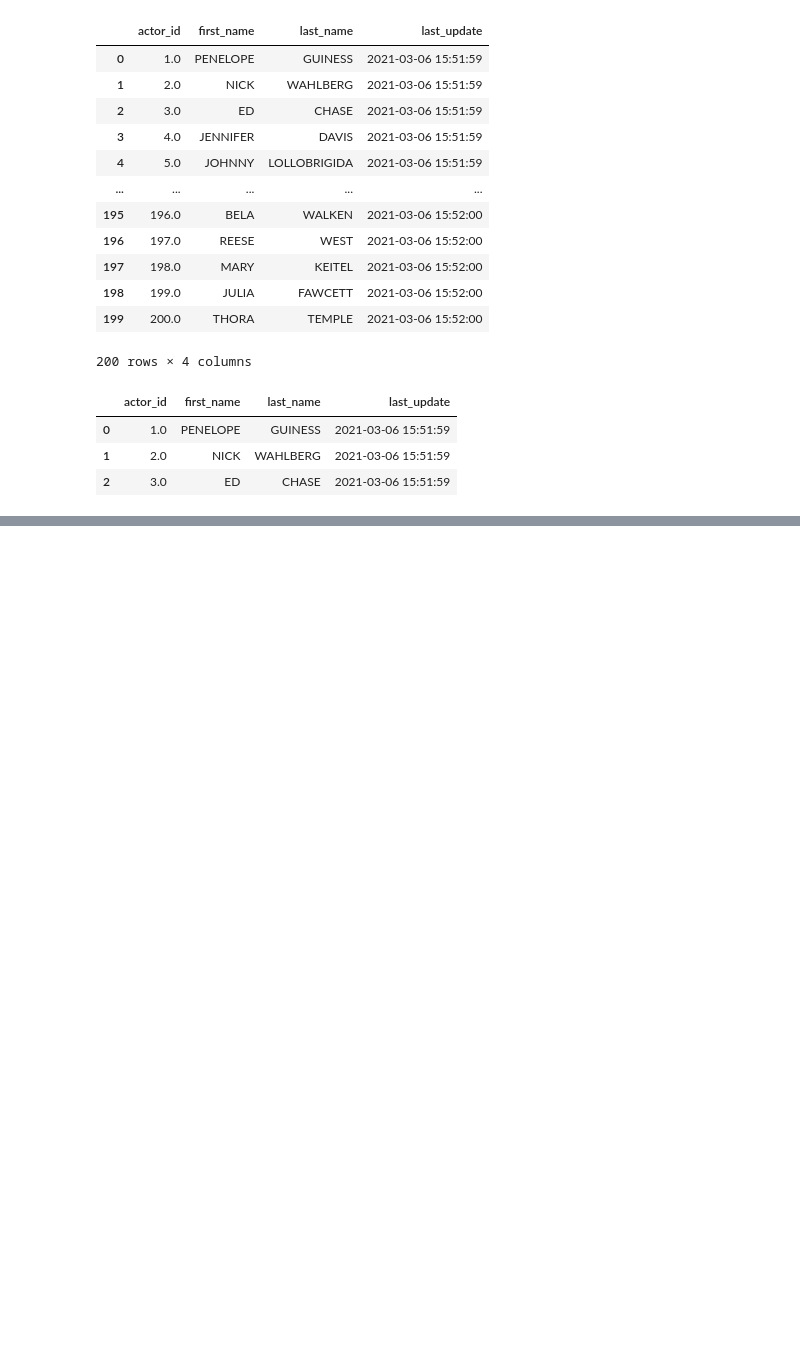
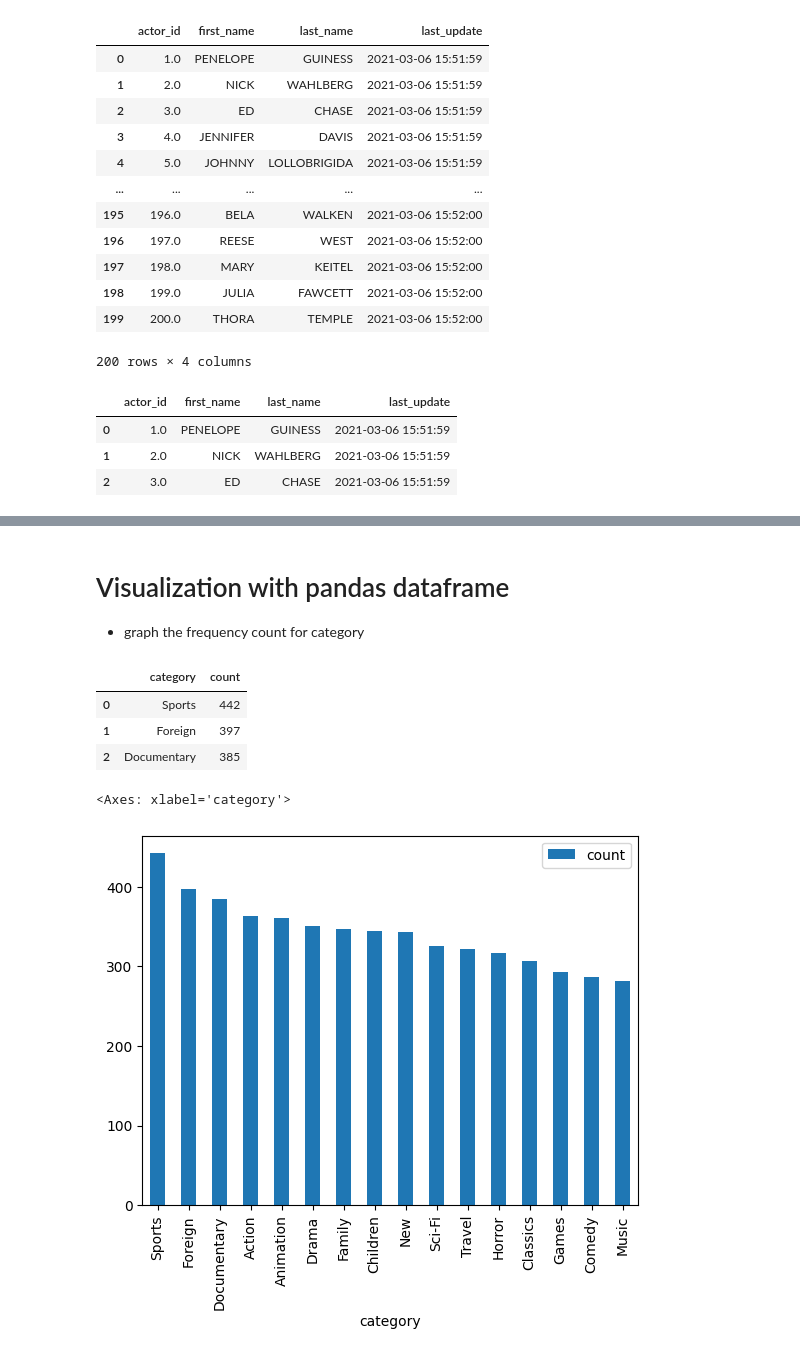
Before and after one commit to christocar/SQL_christoffer_carlsson_DE25, a Jupyter notebook: code_along/week4_query_sakila/pandas_duckdb.ipynb, the cells around one changed output, grey strips where cells are left out. Drawn from its saved outputs; the diff is of its cells as text; code cells hidden in the pictures; blank space fills up the shorter version.

```diff
--- a/code_along/week4_query_sakila/pandas_duckdb.ipynb
+++ b/code_along/week4_query_sakila/pandas_duckdb.ipynb
@@ -68,0 +92,20 @@ dfs["actor"].head(3)
+# %%
+films_joined = duckdb.sql("""
+    SELECT
+        a.first_name || ' ' || a.last_name AS actor,
+        a.actor_id::INT as actor_id,
+        f.title,
+        f.description,
+        f.rating,
+        f.release_year,
+        f.rental_duration,
+        f.length,
+        c.name AS category
+    FROM film f
+        LEFT JOIN film_actor fa ON f.film_id = fa.film_id
+        LEFT JOIN actor a ON a.actor_id = fa.actor_id
+        LEFT JOIN film_category fc ON fc.film_id = f.film_id
+        LEFT JOIN category c ON fc.category_id = c.category_id
+""").df()
+
+films_joined.head()
@@ -71,0 +174,23 @@ dfs["actor"].head(3)
+# %% [markdown]
+# Visualization with pandas dataframe
+- graph the frequency count for category
+# %%
+# create a df for frequency count
+category_frequency_df = films_joined["category"].value_counts().reset_index()
+
+category_frequency_df.head(3)
+# %% [output]
+|  | category | count |
+| 0 | Sports | 442 |
+| 1 | Foreign | 397 |
+| 2 | Documentary | 385 |
+# %%
+# plot the new df
+# at the backend, the plot method of the df is using matplotlib (note that we did not import matplotlib)
+category_frequency_df.plot(kind="bar",
+                           x="category",
+                           y="count"
+                           )
+# %% [output]
+<Axes: xlabel='category'>
+[figure, added]
```
Also changed, not shown: parts of 9 cells of this notebook.
